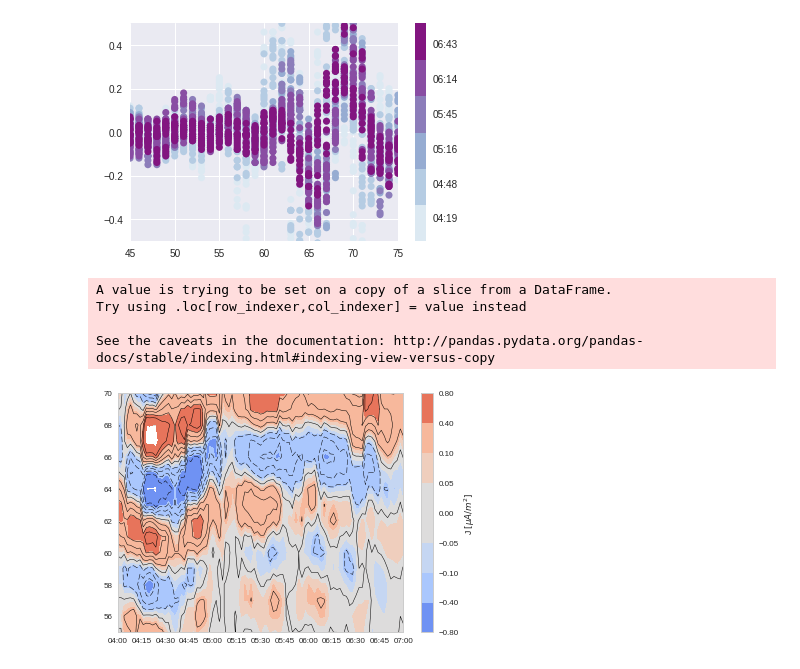
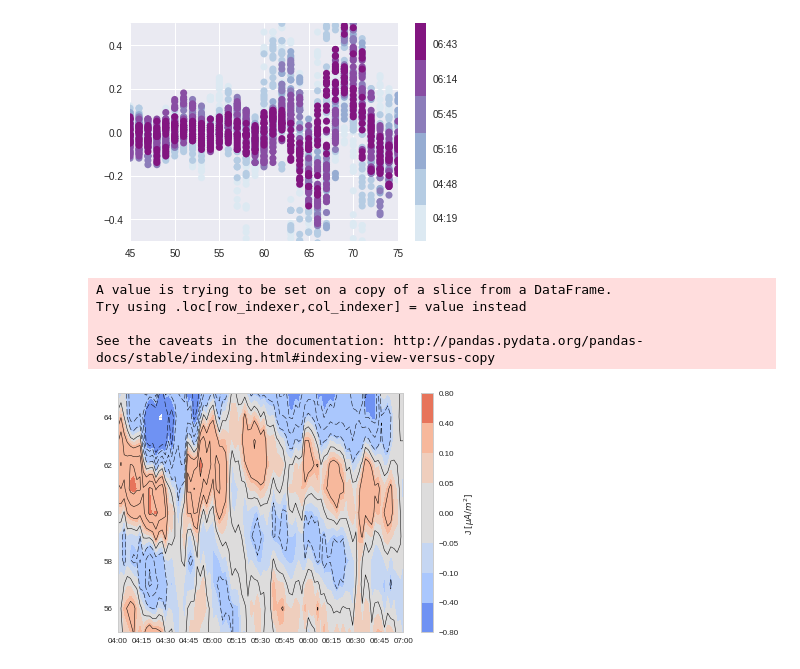
Before and after one commit to bharatreddy/scwsaps, a Jupyter notebook: ipy/amp_20110608.ipynb, the cells around one changed output. Saved outputs shown, nothing was run; the diff lists cells and outputs as text; code cells hidden in the pictures.

```diff
--- a/ipy/amp_20110608.ipynb
+++ b/ipy/amp_20110608.ipynb
@@ -24,7 +24,7 @@ selDate = datetime.datetime( 2011, 6, 8, 4, 30 )
 endDate = datetime.datetime( 2011, 6, 8, 7, 0 )
 delTime = datetime.timedelta(minutes=2)
 coords = "mlt"
-plotMlatRange = [ 55., 70. ]
+plotMlatRange = [ 55., 65. ]
 # Max latitude at which you expect
 # to find downward FACs associated with SCW
 cutOffDownSCWMlat = 55.
@@ -81,7 +81,7 @@ See the caveats in the documentation: http://pandas.pydata.org/pandas-docs/stabl
 [figure]
 # %%
 # Some temp constants
-plotMltChsn = 22
+plotMltChsn = 21
 plotJrCutoff = 0.0
 plotJrMin = -0.4
 plotJrMax = 0.4
@@ -102,31 +102,31 @@ fig = plt.figure()
 ax = fig.add_subplot(111)
 selDF = ampDF[ ((ampDF["start_date"] >= startDate) & (ampDF["start_date"] <= endDate) &\
                     (ampDF["mlt"] == plotMltChsn) & (numpy.abs(ampDF["Jr"])>=plotJrCutoff) &\
               (ampDF["mlat"] >= plotMlatRange[0]) & (ampDF["mlat"] <= plotMlatRange[1]) )]
 selDF["time"] = [ date2num(x) for x in selDF["start_date"] ]
 plotAmpDF = selDF[ ["mlat", "time",\
                         "Jr"] ].pivot( "mlat", "time" )
 mlatVals = plotAmpDF.index.values
 timeVals = plotAmpDF.columns.levels[1].values
 mlatCntr, timeCntr  = numpy.meshgrid( mlatVals, timeVals )
 jrVals = numpy.ma.masked_where(numpy.isnan(plotAmpDF["Jr"].values),plotAmpDF["Jr"].values)
 ampPlot = ax.contourf(timeCntr, mlatCntr,jrVals.T, ticks,cmap=seaMap)
 ax.contour(timeCntr, mlatCntr,jrVals.T, numpy.linspace(-0.5, 0.5, 9),
                  origin='lower',
                  linewidths=0.5,colors='k')
 cbar = plt.colorbar(ampPlot)
 cbar.set_label(r"J $ [\mu A/m^{2}]$")
 
 ax.set_xticks(xTickList)
 
 ax.get_xaxis().set_major_formatter(DateFormatter('%H:%M'))
 
 # Plot SD data
 
 fig.savefig( "../plots/scw-20110608.pdf",bbox_inches='tight' )
 # %% [output]
 A value is trying to be set on a copy of a slice from a DataFrame.
 Try using .loc[row_indexer,col_indexer] = value instead
 
 See the caveats in the documentation: http://pandas.pydata.org/pandas-docs/stable/indexing.html#indexing-view-versus-copy
-[figure, old version]
+[figure, new version]
```
Also changed, not shown: 4 other files.
